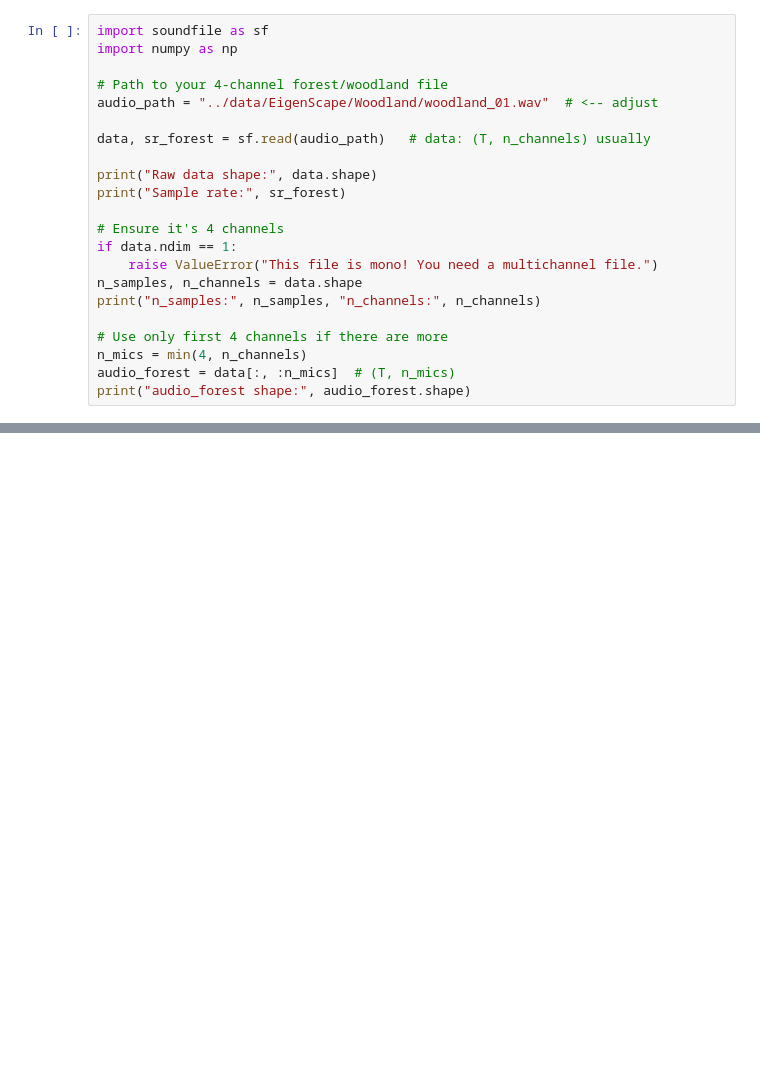
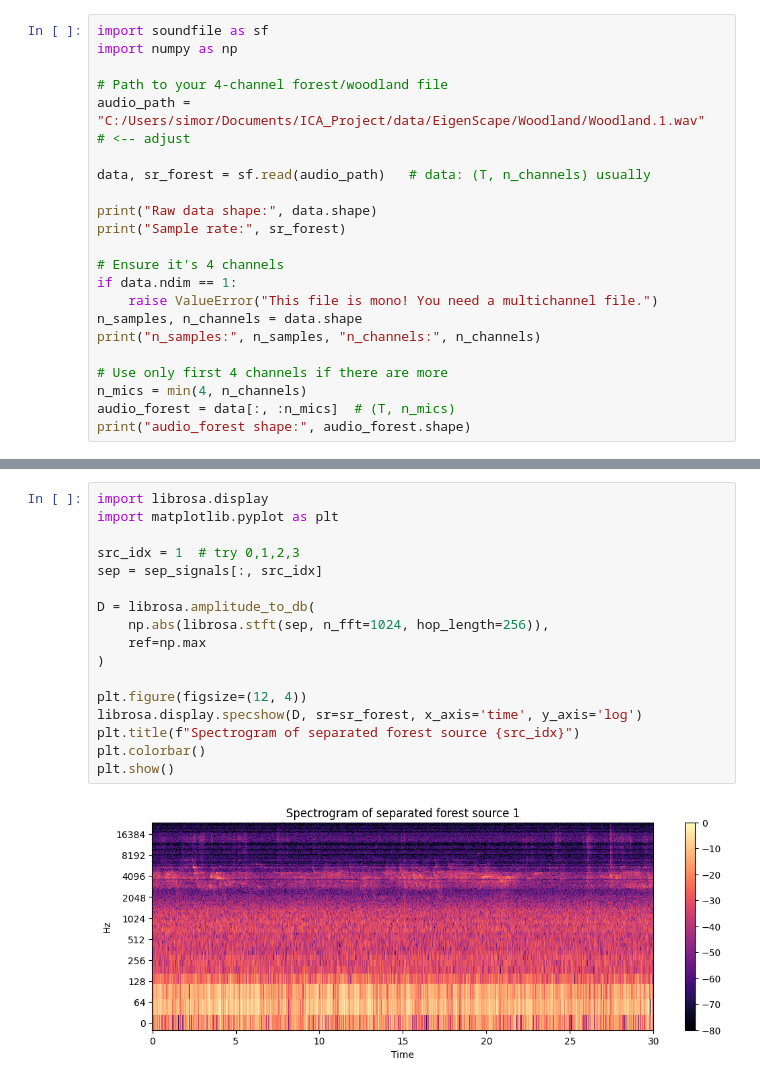
Before and after one commit to simo-br91/ICA_Project, a Jupyter notebook: notebooks/03_forest_iva.ipynb, the cells around one changed output, grey strips where cells are left out. Cells and saved outputs as stored; diff of their text form; blank space fills up the shorter version.

```diff
--- a/notebooks/03_forest_iva.ipynb
+++ b/notebooks/03_forest_iva.ipynb
@@ -3,7 +3,7 @@ import soundfile as sf
 import numpy as np
 
 # Path to your 4-channel forest/woodland file
-audio_path = "../data/EigenScape/Woodland/woodland_01.wav"  # <-- adjust
+audio_path = "C:/Users/simor/Documents/ICA_Project/data/EigenScape/Woodland/Woodland.1.wav"  # <-- adjust
 
 data, sr_forest = sf.read(audio_path)   # data: (T, n_channels) usually
 
@@ -126,0 +144,19 @@ plt.show()
+# %%
+import librosa.display
+import matplotlib.pyplot as plt
+
+src_idx = 1  # try 0,1,2,3
+sep = sep_signals[:, src_idx]
+
+D = librosa.amplitude_to_db(
+    np.abs(librosa.stft(sep, n_fft=1024, hop_length=256)),
+    ref=np.max
+)
+
+plt.figure(figsize=(12, 4))
+librosa.display.specshow(D, sr=sr_forest, x_axis='time', y_axis='log')
+plt.title(f"Spectrogram of separated forest source {src_idx}")
+plt.colorbar()
+plt.show()
+# %% [output]
+[figure, added]
```
Also changed, not shown: parts of 9 cells of this notebook, 1 other file.
